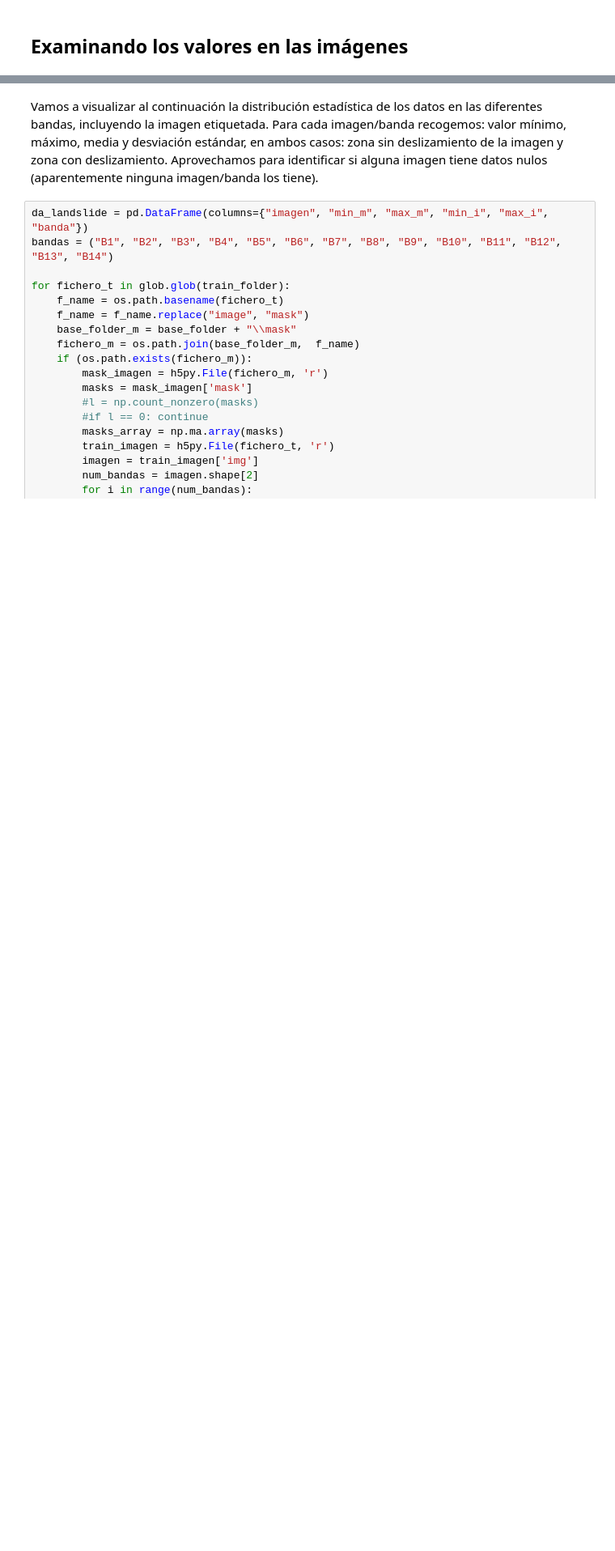
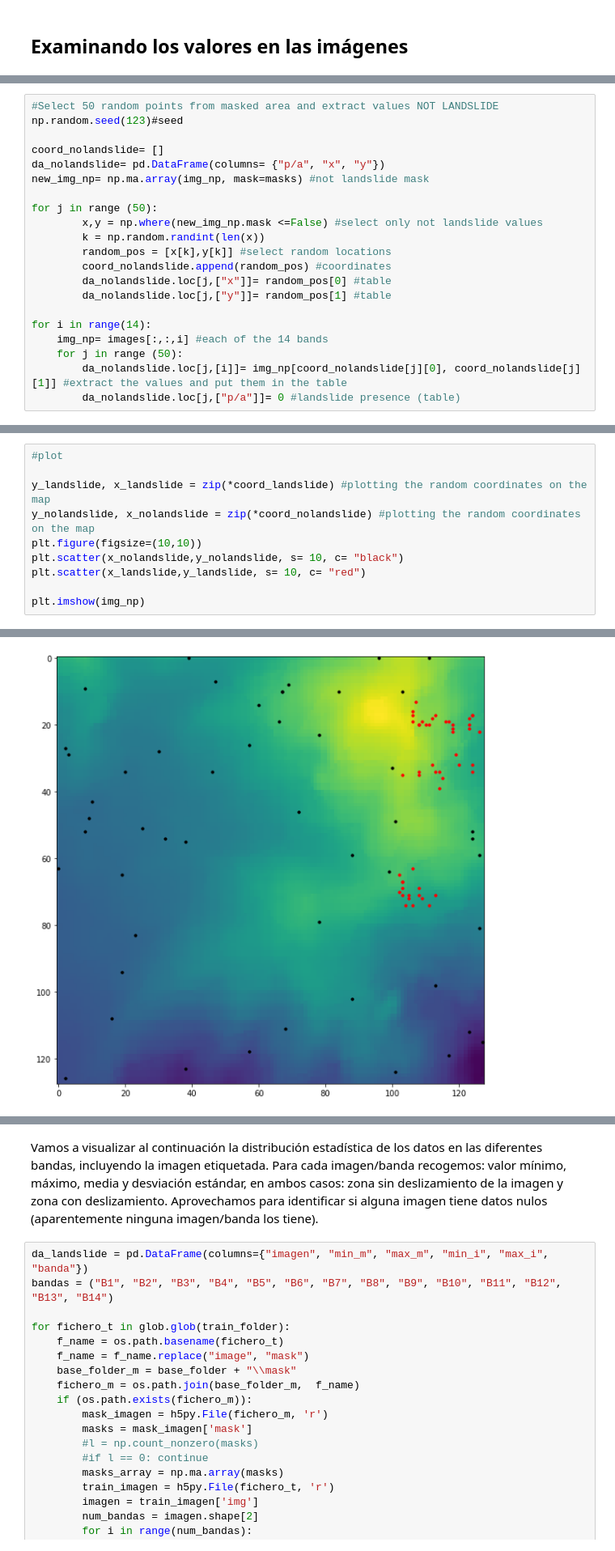
Before and after one commit to SERRA17/landslide-susceptibility, a Jupyter notebook: Analisis de imágenes.ipynb, the cells around one changed output, grey strips where cells are left out. Shown at 81% size. Saved outputs shown, nothing was run; the diff lists cells and outputs as text; blank space fills up the shorter version.

```diff
--- a/Analisis de imágenes.ipynb
+++ b/Analisis de imágenes.ipynb
@@ -91,0 +128,21 @@ Las imágenes etiquetadas ("mask") siguen la siguiente clasificación:
+# %%
+#Select 50 random points from masked area and extract values NOT LANDSLIDE
+np.random.seed(123)#seed
+
+coord_nolandslide= []
+da_nolandslide= pd.DataFrame(columns= {"p/a", "x", "y"})
+new_img_np= np.ma.array(img_np, mask=masks) #not landslide mask
+
+for j in range (50):
+        x,y = np.where(new_img_np.mask <=False) #select only not landslide values
+        k = np.random.randint(len(x))
+        random_pos = [x[k],y[k]] #select random locations
+        coord_nolandslide.append(random_pos) #coordinates
+        da_nolandslide.loc[j,["x"]]= random_pos[0] #table
+        da_nolandslide.loc[j,["y"]]= random_pos[1] #table
+
+for i in range(14):
+    img_np= images[:,:,i] #each of the 14 bands
+    for j in range (50):
+        da_nolandslide.loc[j,[i]]= img_np[coord_nolandslide[j][0], coord_nolandslide[j][1]] #extract the values and put them in the table
+        da_nolandslide.loc[j,["p/a"]]= 0 #landslide presence (table)
@@ -91,0 +151,11 @@ Las imágenes etiquetadas ("mask") siguen la siguiente clasificación:
+# %%
+#plot
+
+y_landslide, x_landslide = zip(*coord_landslide) #plotting the random coordinates on the map
+y_nolandslide, x_nolandslide = zip(*coord_nolandslide) #plotting the random coordinates on the map
+plt.figure(figsize=(10,10))
+plt.scatter(x_nolandslide,y_nolandslide, s= 10, c= "black")
+plt.scatter(x_landslide,y_landslide, s= 10, c= "red")
+
+plt.imshow(img_np)
+# %% [output]
@@ -91,0 +163 @@ Las imágenes etiquetadas ("mask") siguen la siguiente clasificación:
+[figure, added]
```
Also changed, not shown: parts of 15 cells of this notebook.
